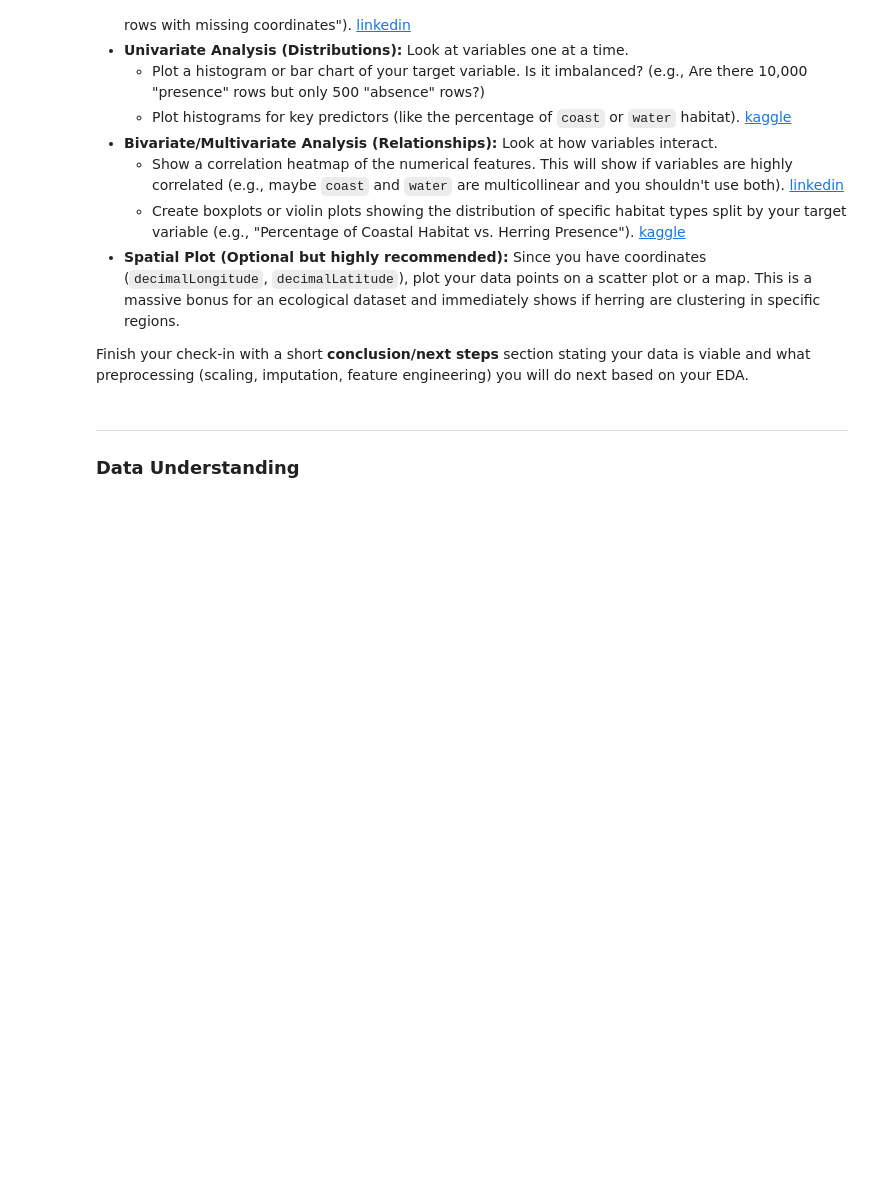
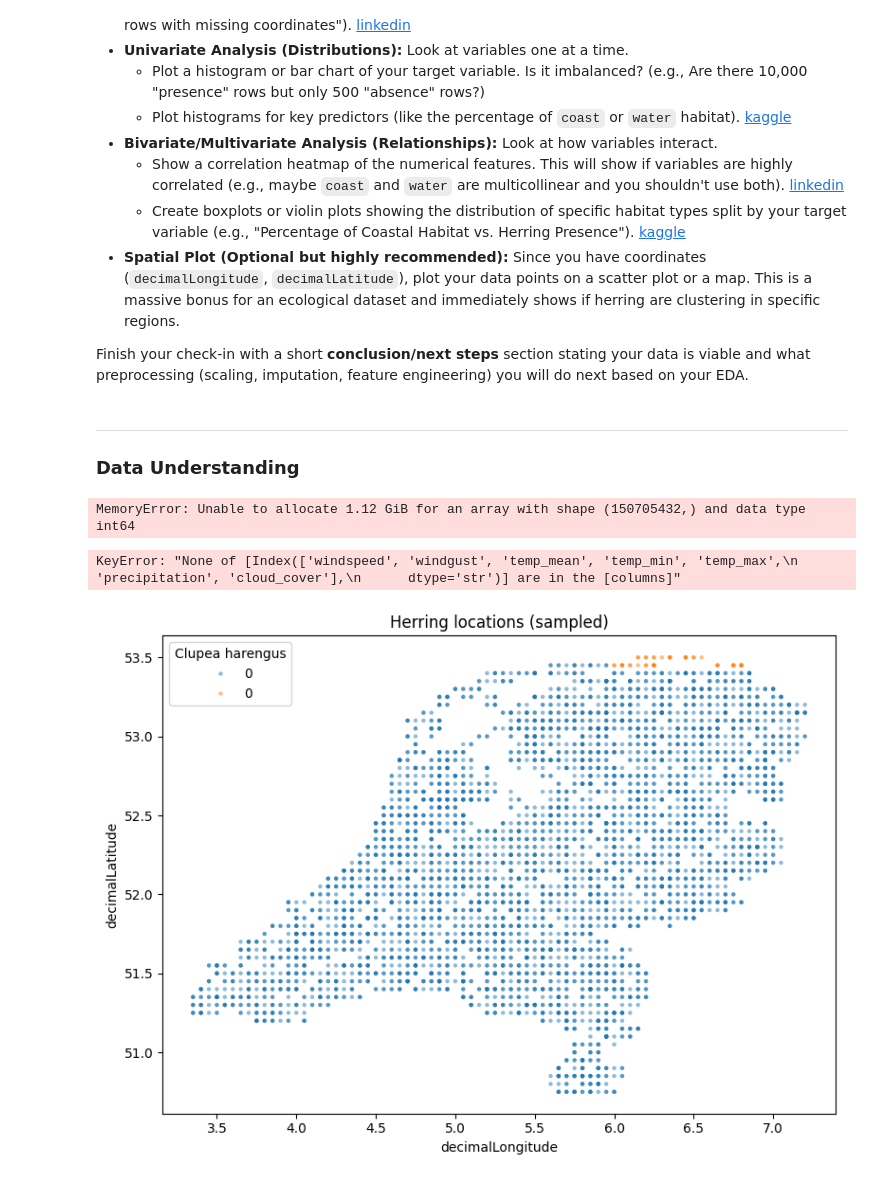
Before and after one commit to strmzi-git/jupyter-exam-03, a Jupyter notebook: Data Science/report.ipynb, the cells around one changed output. Drawn from its saved outputs; the diff is of its cells as text; code cells hidden in the pictures; blank space fills up the shorter version.

Commit message:
add some plots

```diff
--- a/Data Science/report.ipynb
+++ b/Data Science/report.ipynb
@@ -169,3 +170,52 @@ Finish your check-in with a short **conclusion/next steps** section stating your
 ---
 
 ### Data Understanding
+# %%
+df_merged = pd.merge(df_clupea, df_weather, left_on='eventDate', right_on='Date', how='left')
+df_merged.head()
+# %% [output]
+MemoryError: Unable to allocate 1.12 GiB for an array with shape (150705432,) and data type int64
+# %%
+# ==========================================
+# 2. BOXPLOT: DISTRIBUTIONS & OUTLIERS
+# ==========================================
+weather_cols = [
+    'windspeed',
+    'windgust',
+    'temp_mean',
+    'temp_min',
+    'temp_max',
+    'precipitation',
+    'cloud_cover'
+]
+
+df_weather_small = df_weather[weather_cols]
+
+# Sample weather rows
+weather_sample = df_weather_small.dropna().sample(
+    n=min(5000, len(df_weather_small.dropna())),
+    random_state=42
+)
+
+# Boxplot
+melted = weather_sample.melt(var_name='variable', value_name='value')
+plt.figure(figsize=(14, 6))
+sns.boxplot(data=melted, x='variable', y='value')
+plt.xticks(rotation=45, ha='right')
+plt.title('Weather Distributions and Outliers (sampled)')
+plt.tight_layout()
+plt.show()
+# %% [output]
+KeyError: "None of [Index(['windspeed', 'windgust', 'temp_mean', 'temp_min', 'temp_max',\n       'precipitation', 'cloud_cover'],\n      dtype='str')] are in the [columns]"
+# %%
+loc_sample = df_clupea[['decimalLongitude', 'decimalLatitude', 'Clupea harengus']].dropna()
+loc_sample = loc_sample.sample(n=min(5000, len(loc_sample)), random_state=42)
+
+plt.figure(figsize=(8, 6))
+sns.scatterplot(data=loc_sample, x='decimalLongitude', y='decimalLatitude',
+                hue='Clupea harengus', s=10, alpha=0.5, linewidth=0)
+plt.title('Herring locations (sampled)')
+plt.tight_layout()
+plt.show()
+# %% [output]
+[figure, added]
```
Also changed, not shown: parts of 3 cells of this notebook, 1 other file.
